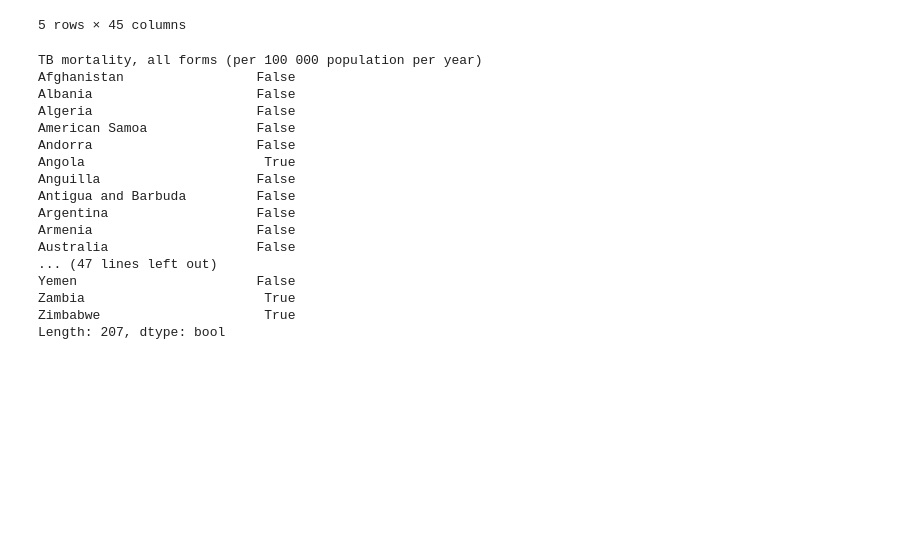
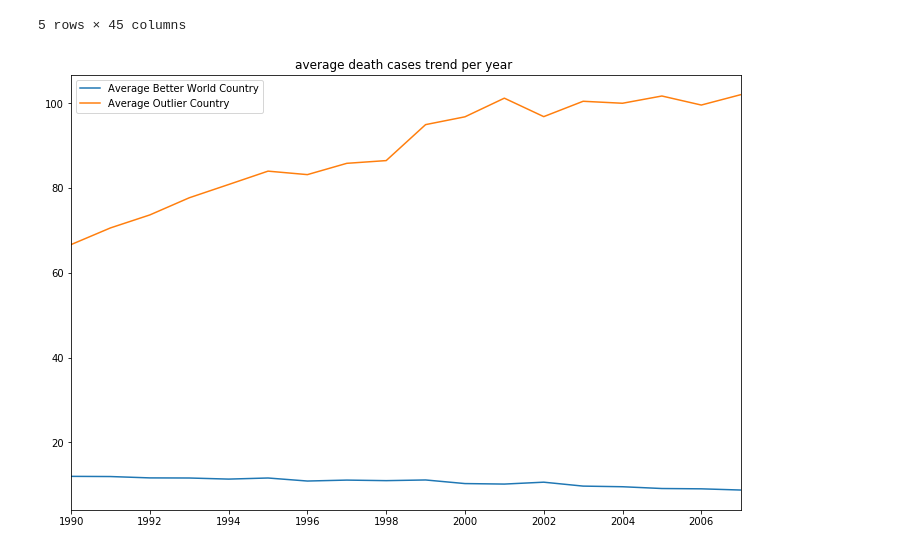
Before and after one commit to ranjeetgarodia/CaseStudy_EDA, a Jupyter notebook: CaseStudy_TB.ipynb, the cells around one changed output. Cells and saved outputs as stored; diff of their text form; code cells hidden in the pictures; blank space fills up the shorter version.

```diff
--- a/CaseStudy_TB.ipynb
+++ b/CaseStudy_TB.ipynb
@@ -383,26 +383,28 @@ deaths_df.T[outlier_countries_by_deaths_index].T.head() ## showing average numbe
 | 1994 | 63 | 68 | 81 | 61 | 41 | 65 | 120 | ... |
 5 rows × 45 columns
 # %%
-outlier_death_df= death_df.T[outlier_countries_by_deaths_index].T
-
-deaths_df.T[outlier_countries_by_deaths_index].T
-
-deaths_df.T[outlier_countries_by_deaths_index].T
+outlier_death_df= deaths_df.T[outlier_countries_by_deaths_index].T
+oulier_existing_df = existing_df.T[outlier_countries_by_existingcaes_index].T
+outlier_new_df = new_df.T[outlier_countries_by_newcases_index].T
-# %% [output]
-TB mortality, all forms (per 100 000 population per year)
-Afghanistan                 False
-Albania                     False
-Algeria                     False
-American Samoa              False
-Andorra                     False
-Angola                       True
-Anguilla                    False
-Antigua and Barbuda         False
-Argentina                   False
-Armenia                     False
-Australia                   False
-... (47 lines left out)
-Yemen                       False
-Zambia                       True
-Zimbabwe                     True
-Length: 207, dtype: bool
+# %%
+outlier_death_mean = outlier_death_df.mean(axis=1)
+outlier_death_mean
+
+avg_death_mean = deaths_df.T[-outlier_countries_by_deaths_index].T.mean(axis=1)
+avg_death_mean
+
+outlier_existing_mean = oulier_existing_df.mean(axis=1)
+avg_existing_mean=existing_df.T[-outlier_countries_by_existingcaes_index].T.mean(axis=1)
+
+outlier_new_mean = outlier_new_df.mean(axis=1)
+avg_new_mean = new_df.T[-outlier_countries_by_newcases_index].T.mean(axis=1)
+# %%
+two_world_df = pd.DataFrame({
+            'Average Better World Country': avg_death_mean,
+            'Average Outlier Country' : outlier_death_mean},
+        index = new_df.index)
+two_world_df.plot(title="Estimated new TB cases per 100K",figsize=(12,8))
+plt.title('average death cases trend per year ')
+plt.show()
+# %% [output]
+[figure, added]
```
Also changed, not shown: parts of 3 cells of this notebook.
